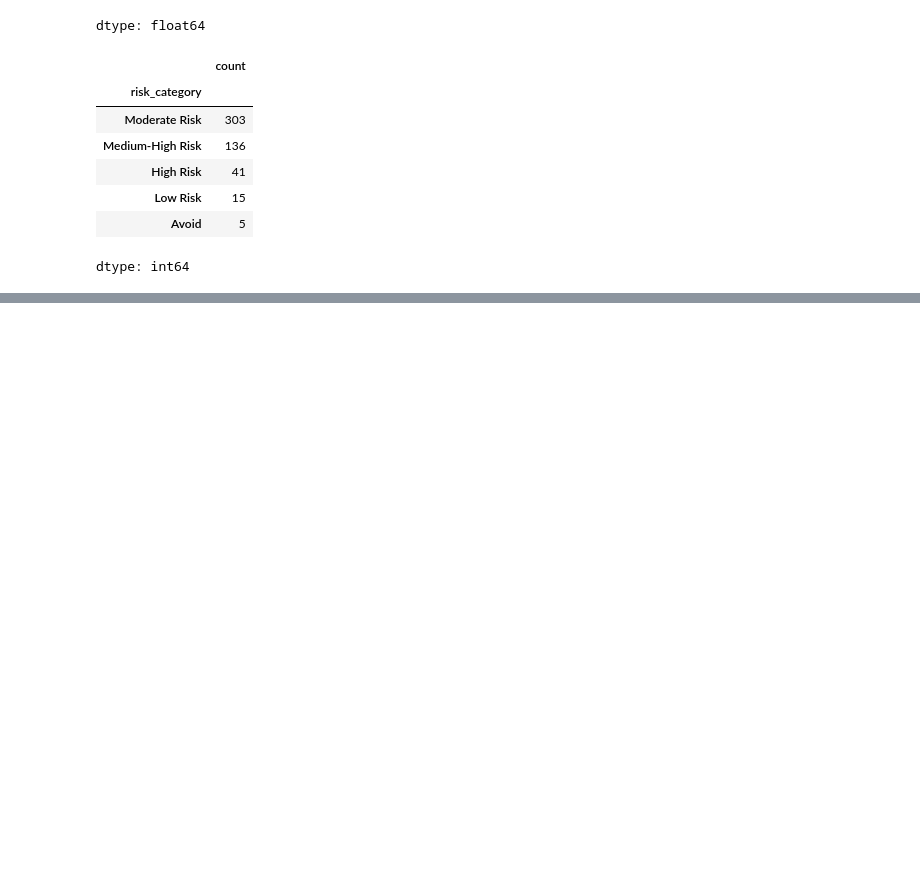
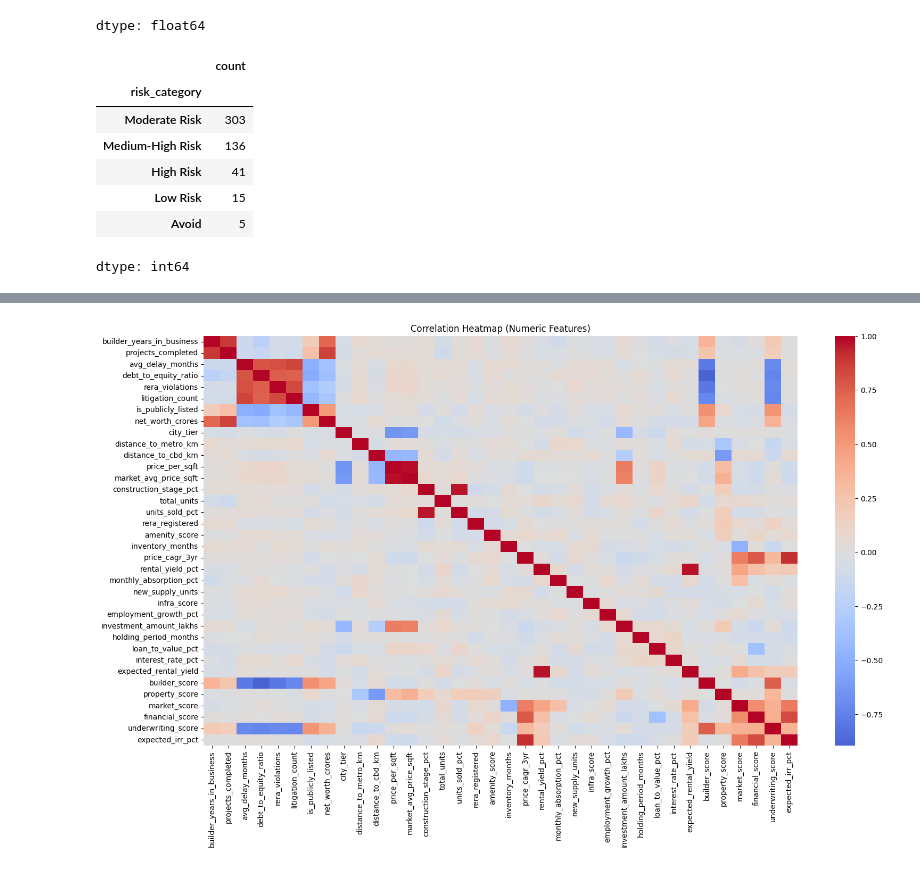
Before and after one commit to tanjiro-01/cf_realestate, a Jupyter notebook: real_estate_cf.ipynb, the cells around one changed output, grey strips where cells are left out. Saved outputs shown, nothing was run; the diff lists cells and outputs as text; code cells hidden in the pictures; blank space fills up the shorter version.

```diff
--- a/real_estate_cf.ipynb
+++ b/real_estate_cf.ipynb
@@ -163,0 +191,11 @@ dtype: int64
+# %%
+plt.figure(figsize=(18,10))
+
+numeric_df = df.select_dtypes(include=np.number)
+corr = numeric_df.corr()
+
+sns.heatmap(corr, cmap="coolwarm", center=0)
+plt.title("Correlation Heatmap (Numeric Features)")
+plt.show()
+# %% [output]
+[figure, added]
```
Also changed, not shown: parts of 7 cells of this notebook.
